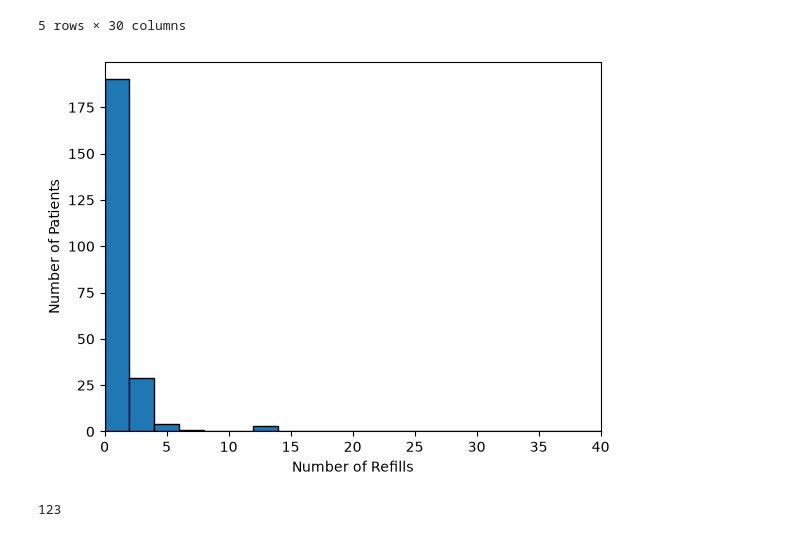
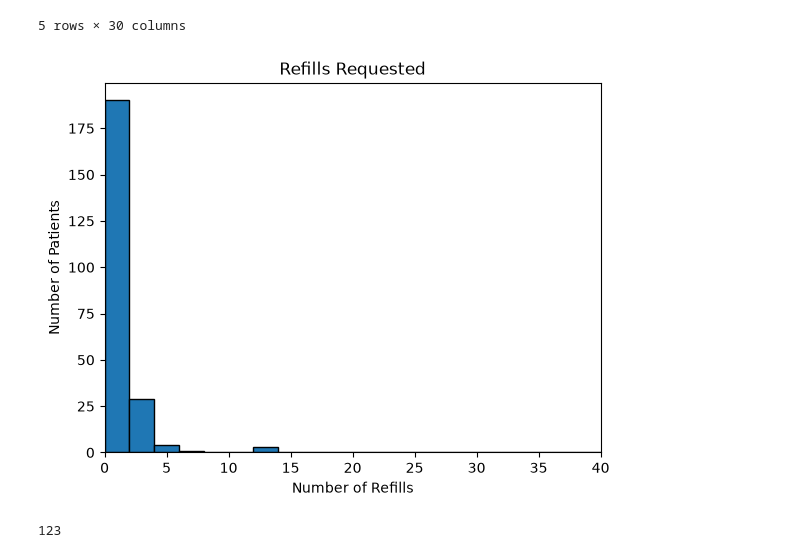
Before and after one commit to BlueMarginalist/DIIG-F26-Adyn, a Jupyter notebook: morgan/prescription_journey.ipynb, the cells around one changed output. Cells and saved outputs as stored; diff of their text form; code cells hidden in the pictures.

```diff
--- a/morgan/prescription_journey.ipynb
+++ b/morgan/prescription_journey.ipynb
@@ -433,16 +433,17 @@ rx_orders.head()
 # %%
 import matplotlib.pyplot as plt
 import numpy as np
 
 plt.hist(rx_orders['refills_allowed'].dropna(), bins = np.arange(0,45, 2), edgecolor = "black")
 plt.xlim(0,40)
 plt.xlabel('Number of Refills')
 plt.ylabel("Number of Patients")
+plt.title("Refills Requested")
 
 plt.savefig("EDA/hist_refills.png", dpi = 300, bbox_inches = "tight")
 plt.show()
 # %% [output]
-[figure, old version]
+[figure, new version]
 # %%
 
 print(max(rx_orders['refills_allowed']))
```
Also changed, not shown: parts of 36 cells of this notebook, 9 other files.
